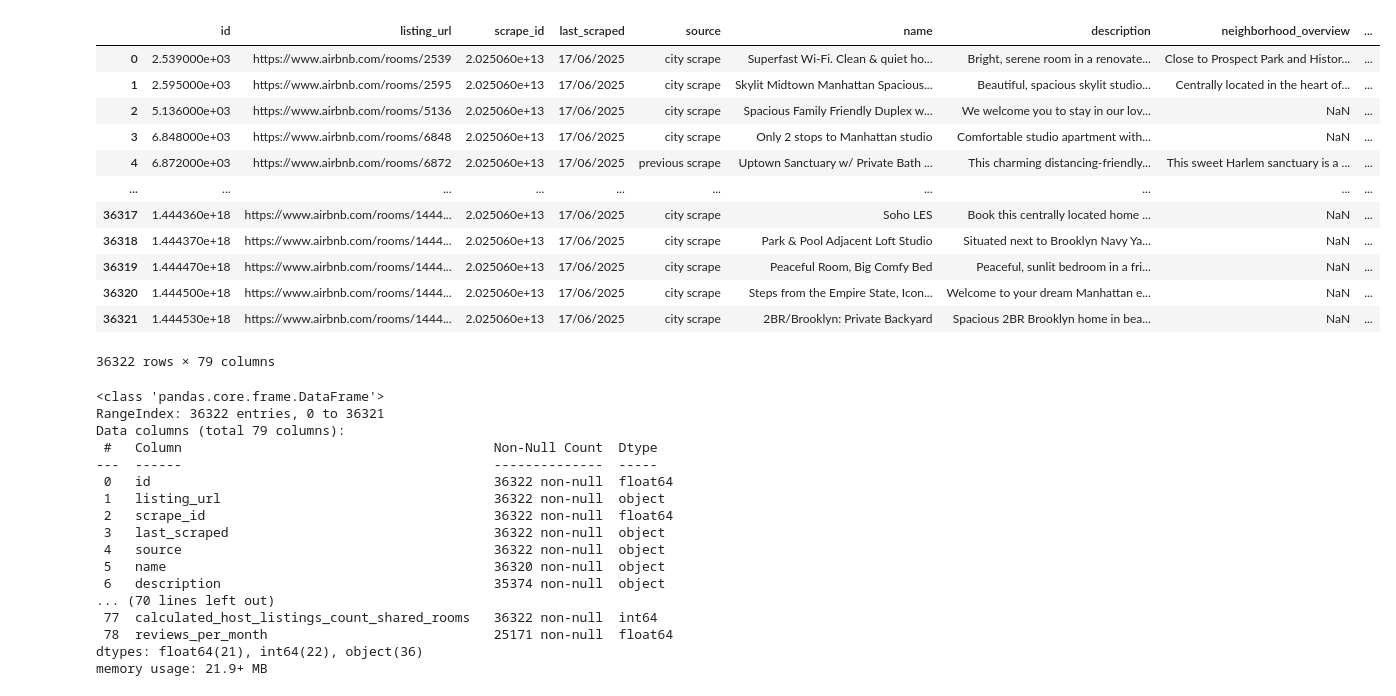
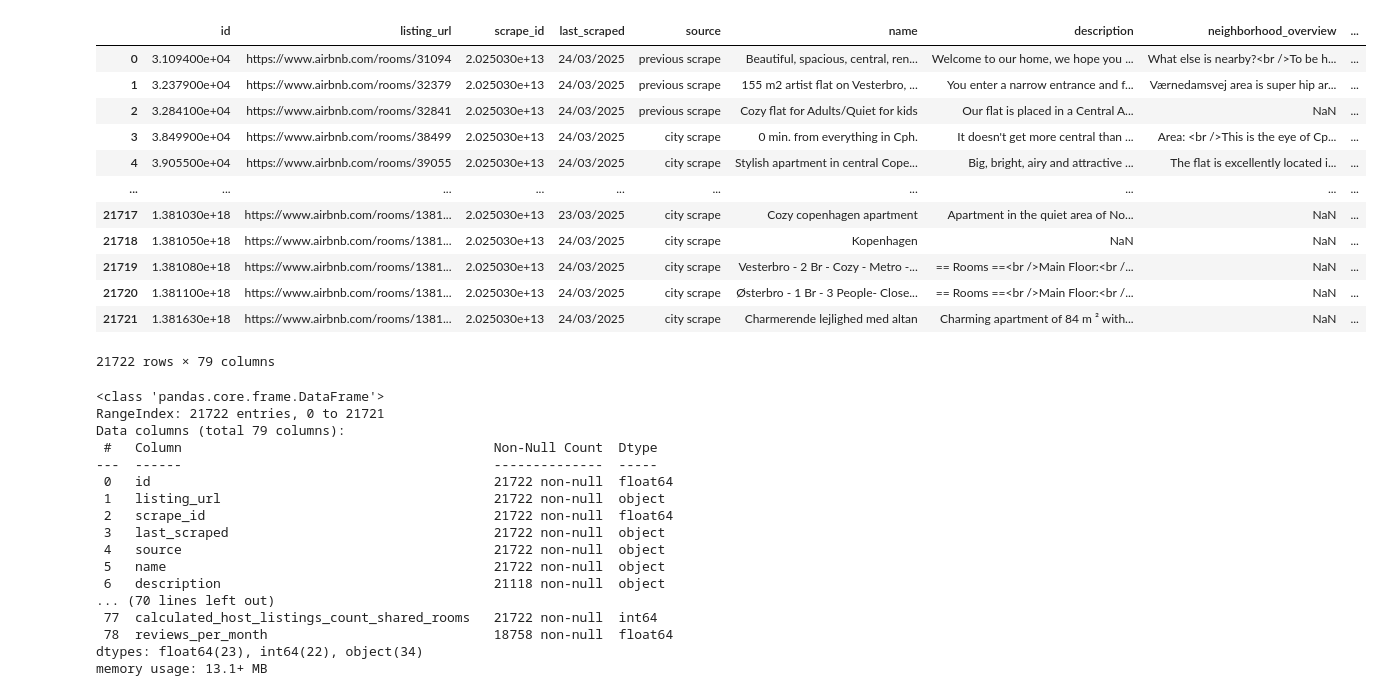
Before and after one commit to A01735502/EVIDENCIA, a Jupyter notebook: Extraccion - copia.ipynb, the cells around one changed output. Drawn from its saved outputs; the diff is of its cells as text; code cells hidden in the pictures.

```diff
--- a/Extraccion - copia.ipynb
+++ b/Extraccion - copia.ipynb
@@ -67,44 +8,44 @@ import seaborn as sns
 # %%
 #convertifr en dataframe
 
-df= pd.read_csv("NEWYORK.csv")
+df= pd.read_csv("Copenhagen.csv")
 df
 # %% [output]
 |  | id | listing_url | scrape_id | last_scraped | source | name | description | neighborhood_overview | ... |
-| 0 | 2.539000e+03 | https://www.airbnb.com/rooms/2539 | 2.025060e+13 | 17/06/2025 | city scrape | Superfast Wi-Fi. Clean & quiet ho... | Bright, serene room in a renovate... | Close to Prospect Park and Histor... | ... |
-| 1 | 2.595000e+03 | https://www.airbnb.com/rooms/2595 | 2.025060e+13 | 17/06/2025 | city scrape | Skylit Midtown Manhattan Spacious... | Beautiful, spacious skylit studio... | Centrally located in the heart of... | ... |
-| 2 | 5.136000e+03 | https://www.airbnb.com/rooms/5136 | 2.025060e+13 | 17/06/2025 | city scrape | Spacious Family Friendly Duplex w... | We welcome you to stay in our lov... | NaN | ... |
-| 3 | 6.848000e+03 | https://www.airbnb.com/rooms/6848 | 2.025060e+13 | 17/06/2025 | city scrape | Only 2 stops to Manhattan studio | Comfortable studio apartment with... | NaN | ... |
-| 4 | 6.872000e+03 | https://www.airbnb.com/rooms/6872 | 2.025060e+13 | 17/06/2025 | previous scrape | Uptown Sanctuary w/ Private Bath ... | This charming distancing-friendly... | This sweet Harlem sanctuary is a ... | ... |
+| 0 | 3.109400e+04 | https://www.airbnb.com/rooms/31094 | 2.025030e+13 | 24/03/2025 | previous scrape | Beautiful, spacious, central, ren... | Welcome to our home, we hope you ... | What else is nearby?<br />To be h... | ... |
+| 1 | 3.237900e+04 | https://www.airbnb.com/rooms/32379 | 2.025030e+13 | 24/03/2025 | previous scrape | 155 m2 artist flat on Vesterbro, ... | You enter a narrow entrance and f... | Værnedamsvej area is super hip ar... | ... |
+| 2 | 3.284100e+04 | https://www.airbnb.com/rooms/32841 | 2.025030e+13 | 24/03/2025 | previous scrape | Cozy flat for Adults/Quiet for kids | Our flat is placed in a Central A... | NaN | ... |
+| 3 | 3.849900e+04 | https://www.airbnb.com/rooms/38499 | 2.025030e+13 | 24/03/2025 | city scrape | 0 min. from everything in Cph. | It doesn't get more central than ... | Area: <br />This is the eye of Cp... | ... |
+| 4 | 3.905500e+04 | https://www.airbnb.com/rooms/39055 | 2.025030e+13 | 24/03/2025 | city scrape | Stylish apartment in central Cope... | Big, bright, airy and attractive ... | The flat is excellently located i... | ... |
 | ... | ... | ... | ... | ... | ... | ... | ... | ... | ... |
-| 36317 | 1.444360e+18 | https://www.airbnb.com/rooms/1444... | 2.025060e+13 | 17/06/2025 | city scrape | Soho LES | Book this centrally located home ... | NaN | ... |
-| 36318 | 1.444370e+18 | https://www.airbnb.com/rooms/1444... | 2.025060e+13 | 17/06/2025 | city scrape | Park & Pool Adjacent Loft Studio | Situated next to Brooklyn Navy Ya... | NaN | ... |
-| 36319 | 1.444470e+18 | https://www.airbnb.com/rooms/1444... | 2.025060e+13 | 17/06/2025 | city scrape | Peaceful Room, Big Comfy Bed | Peaceful, sunlit bedroom in a fri... | NaN | ... |
-| 36320 | 1.444500e+18 | https://www.airbnb.com/rooms/1444... | 2.025060e+13 | 17/06/2025 | city scrape | Steps from the Empire State, Icon... | Welcome to your dream Manhattan e... | NaN | ... |
-| 36321 | 1.444530e+18 | https://www.airbnb.com/rooms/1444... | 2.025060e+13 | 17/06/2025 | city scrape | 2BR/Brooklyn: Private Backyard | Spacious 2BR Brooklyn home in bea... | NaN | ... |
+| 21717 | 1.381030e+18 | https://www.airbnb.com/rooms/1381... | 2.025030e+13 | 23/03/2025 | city scrape | Cozy copenhagen apartment | Apartment in the quiet area of No... | NaN | ... |
+| 21718 | 1.381050e+18 | https://www.airbnb.com/rooms/1381... | 2.025030e+13 | 24/03/2025 | city scrape | Kopenhagen | NaN | NaN | ... |
+| 21719 | 1.381080e+18 | https://www.airbnb.com/rooms/1381... | 2.025030e+13 | 24/03/2025 | city scrape | Vesterbro - 2 Br - Cozy - Metro -... | == Rooms ==<br />Main Floor:<br /... | NaN | ... |
+| 21720 | 1.381100e+18 | https://www.airbnb.com/rooms/1381... | 2.025030e+13 | 24/03/2025 | city scrape | Østerbro - 1 Br - 3 People- Close... | == Rooms ==<br />Main Floor:<br /... | NaN | ... |
+| 21721 | 1.381630e+18 | https://www.airbnb.com/rooms/1381... | 2.025030e+13 | 24/03/2025 | city scrape | Charmerende lejlighed med altan | Charming apartment of 84 m ² with... | NaN | ... |
-36322 rows × 79 columns
+21722 rows × 79 columns
 # %%
 #verificamos la info del dataframe
 
 df.info()
 # %% [output]
 <class 'pandas.core.frame.DataFrame'>
-RangeIndex: 36322 entries, 0 to 36321
+RangeIndex: 21722 entries, 0 to 21721
 Data columns (total 79 columns):
  #   Column                                        Non-Null Count  Dtype
 ---  ------                                        --------------  -----
- 0   id                                            36322 non-null  float64
- 1   listing_url                                   36322 non-null  object
- 2   scrape_id                                     36322 non-null  float64
- 3   last_scraped                                  36322 non-null  object
- 4   source                                        36322 non-null  object
- 5   name                                          36320 non-null  object
- 6   description                                   35374 non-null  object
+ 0   id                                            21722 non-null  float64
+ 1   listing_url                                   21722 non-null  object
+ 2   scrape_id                                     21722 non-null  float64
+ 3   last_scraped                                  21722 non-null  object
+ 4   source                                        21722 non-null  object
+ 5   name                                          21722 non-null  object
+ 6   description                                   21118 non-null  object
 ... (70 lines left out)
- 77  calculated_host_listings_count_shared_rooms   36322 non-null  int64
- 78  reviews_per_month                             25171 non-null  float64
-dtypes: float64(21), int64(22), object(36)
-memory usage: 21.9+ MB
+ 77  calculated_host_listings_count_shared_rooms   21722 non-null  int64
+ 78  reviews_per_month                             18758 non-null  float64
+dtypes: float64(23), int64(22), object(34)
+memory usage: 13.1+ MB
 # %%
 filtro_50 = df.iloc[:, [
 15, 16, 17, 18, 13, 25, 26, 28, 30, 31,
```
Also changed, not shown: parts of 5 cells of this notebook, 7 other files.
